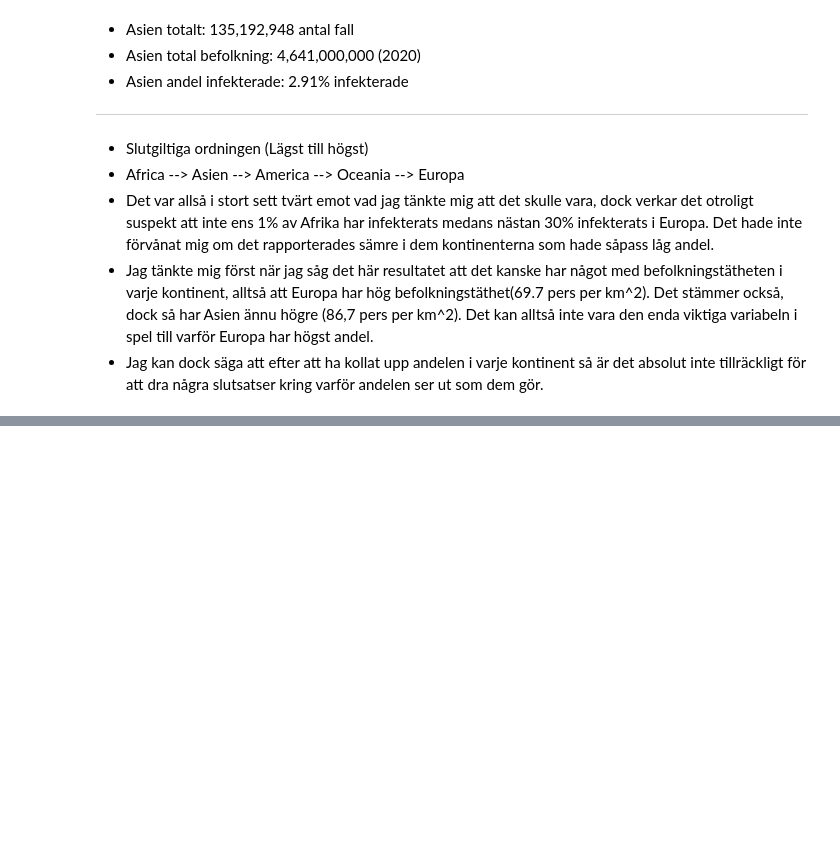
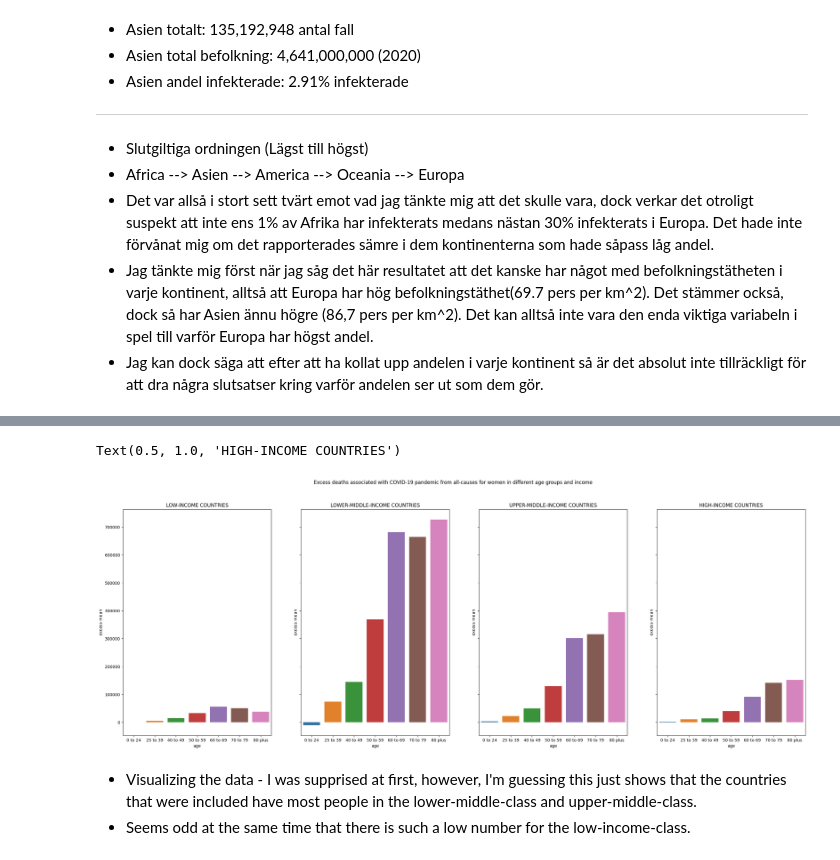
Before and after one commit to Danneftw1/Databehandling-Daniel-Nilsson, a Jupyter notebook: Labb_1/Uppgift_4.ipynb, the cells around one changed output, grey strips where cells are left out. Saved outputs shown, nothing was run; the diff lists cells and outputs as text; code cells hidden in the pictures; blank space fills up the shorter version.

```diff
--- a/Labb_1/Uppgift_4.ipynb
+++ b/Labb_1/Uppgift_4.ipynb
@@ -99,0 +134,19 @@ ax.xaxis.set_major_locator(plt.MaxNLocator(5))
+# %%
+grouped_deaths[['sex', 'age', 'acm mean']]
+
+LIC_groups = grouped_deaths[(grouped_deaths["income"] == "LIC")]
+LIC_groups = LIC_groups[(LIC_groups["year"] == 2021)]
+LIC_groups = LIC_groups[(LIC_groups["sex"] == "Female")]
+
+LMIC_groups = grouped_deaths[(grouped_deaths["income"] == "LMIC")]
+LMIC_groups = LMIC_groups[(LMIC_groups["year"] == 2021)]
+LMIC_groups = LMIC_groups[(LMIC_groups["sex"] == "Female")]
+
+UMIC_groups = grouped_deaths[(grouped_deaths["income"] == "UMIC")]
+UMIC_groups = UMIC_groups[(UMIC_groups["year"] == 2021)]
+UMIC_groups = UMIC_groups[(UMIC_groups["sex"] == "Female")]
+
+HIC_groups = grouped_deaths[(grouped_deaths["income"] == "HIC")]
+HIC_groups = HIC_groups[(HIC_groups["year"] == 2021)]
+HIC_groups = HIC_groups[(HIC_groups["sex"] == "Female")]
+HIC_groups
@@ -99,0 +162,24 @@ ax.xaxis.set_major_locator(plt.MaxNLocator(5))
+# %%
+LIC_groups = LIC_groups[['age', 'excess mean']]
+LIC_groups['excess mean']
+
+fig, axes = plt.subplots(1, 4, figsize=(30, 10), sharey=True)
+fig.suptitle('Excess deaths associated with COVID-19 pandemic from all-causes for women in different age groups and income')
+
+sns.barplot(data=LIC_groups, ax=axes[0], x='age', y='excess mean')
+axes[0].set_title("LOW-INCOME COUNTRIES")
+
+sns.barplot(data=LMIC_groups, ax=axes[1], x='age', y='excess mean')
+axes[1].set_title("LOWER-MIDDLE-INCOME COUNTRIES")
+
+sns.barplot(data=UMIC_groups, ax=axes[2], x='age', y='excess mean')
+axes[2].set_title("UPPER-MIDDLE-INCOME COUNTRIES")
+
+sns.barplot(data=HIC_groups, ax=axes[3], x='age', y='excess mean')
+axes[3].set_title("HIGH-INCOME COUNTRIES")
+# %% [output]
+Text(0.5, 1.0, 'HIGH-INCOME COUNTRIES')
+[figure, added]
+# %% [markdown]
+- Visualizing the data - I was supprised at first, however, I'm guessing this just shows that the countries that were included have most people in the lower-middle-class and upper-middle-class.
+- Seems odd at the same time that there is such a low number for the low-income-class.
```
Also changed, not shown: parts of 6 cells of this notebook, 1 other file.
